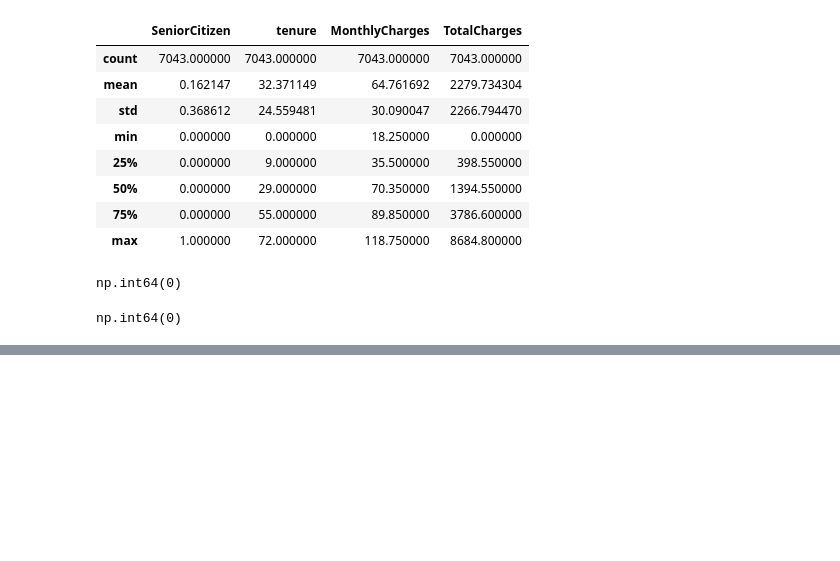
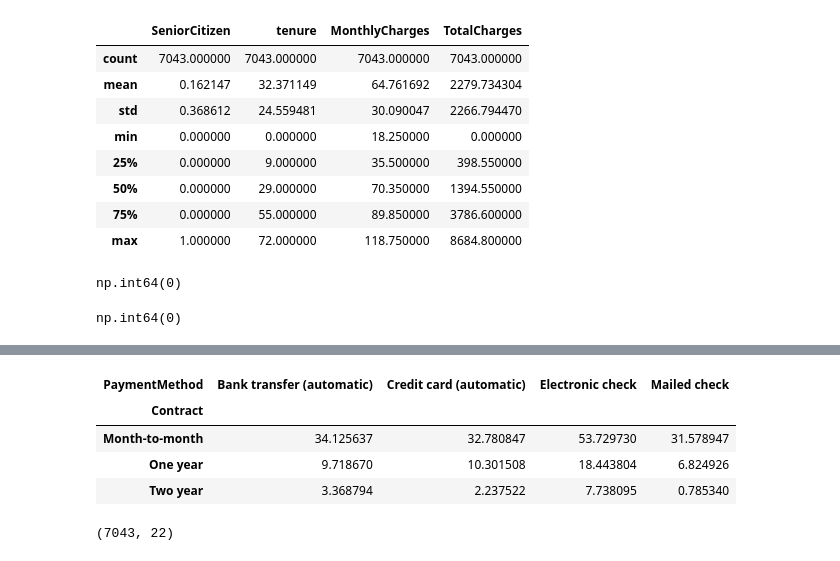
Before and after one commit to Kartikshard/customer-churn-prediction, a Jupyter notebook: notebooks/01_eda.ipynb, the cells around one changed output, grey strips where cells are left out. Drawn from its saved outputs; the diff is of its cells as text; code cells hidden in the pictures; blank space fills up the shorter version.

```diff
--- a/notebooks/01_eda.ipynb
+++ b/notebooks/01_eda.ipynb
@@ -145,0 +260,17 @@ np.int64(0)
+# %%
+pd.crosstab(
+    data["Contract"],
+    data["PaymentMethod"],
+    values=(data["Churn"] == "Yes"),
+    aggfunc="mean"
+) * 100
+# %% [output]
+| PaymentMethod | Bank transfer (automatic) | Credit card (automatic) | Electronic check | Mailed check |
+| Contract |  |  |  |  |
+| Month-to-month | 34.125637 | 32.780847 | 53.729730 | 31.578947 |
+| One year | 9.718670 | 10.301508 | 18.443804 | 6.824926 |
+| Two year | 3.368794 | 2.237522 | 7.738095 | 0.785340 |
+# %%
+data.shape
+# %% [output]
+(7043, 22)
```
Also changed, not shown: parts of 15 cells of this notebook.
